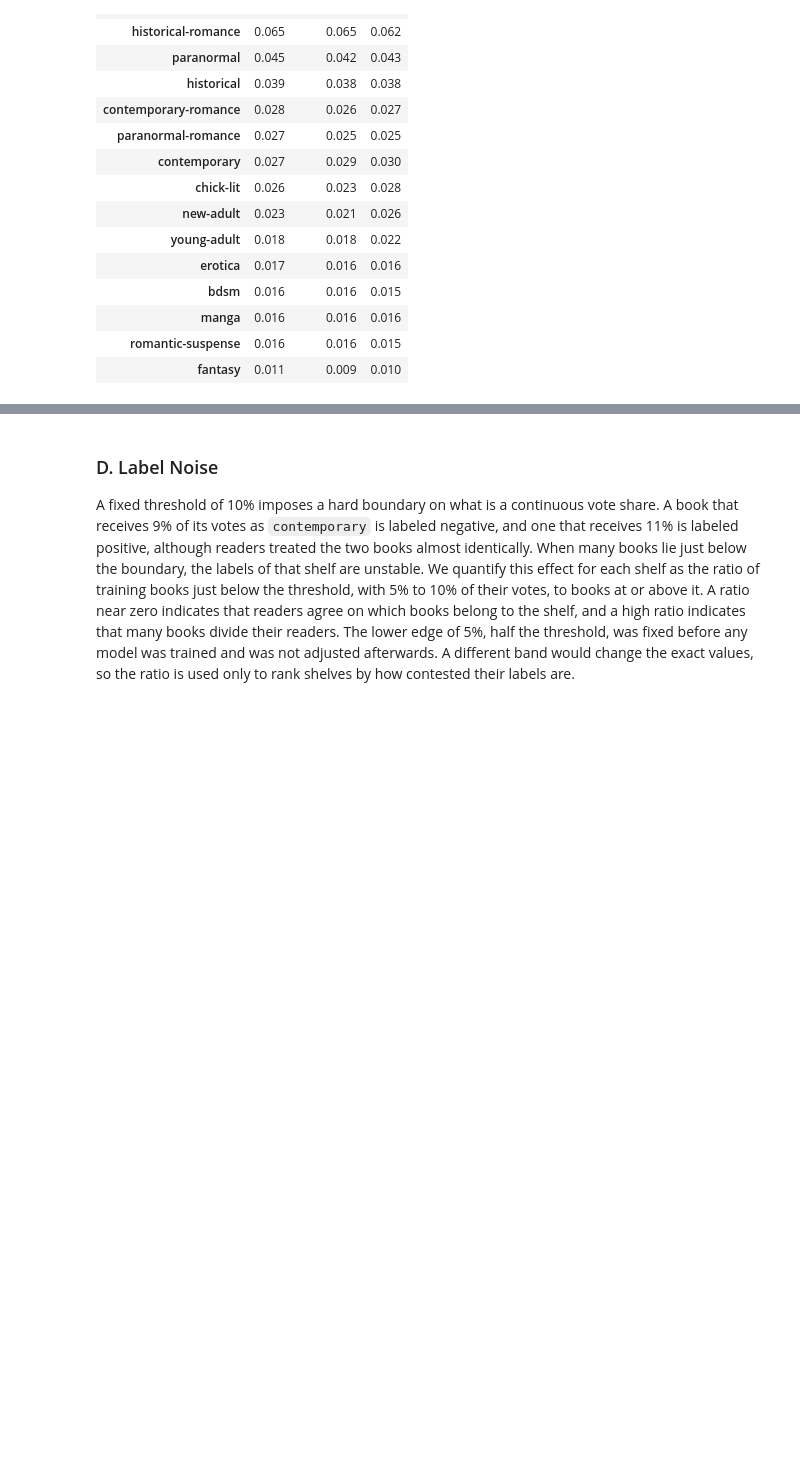
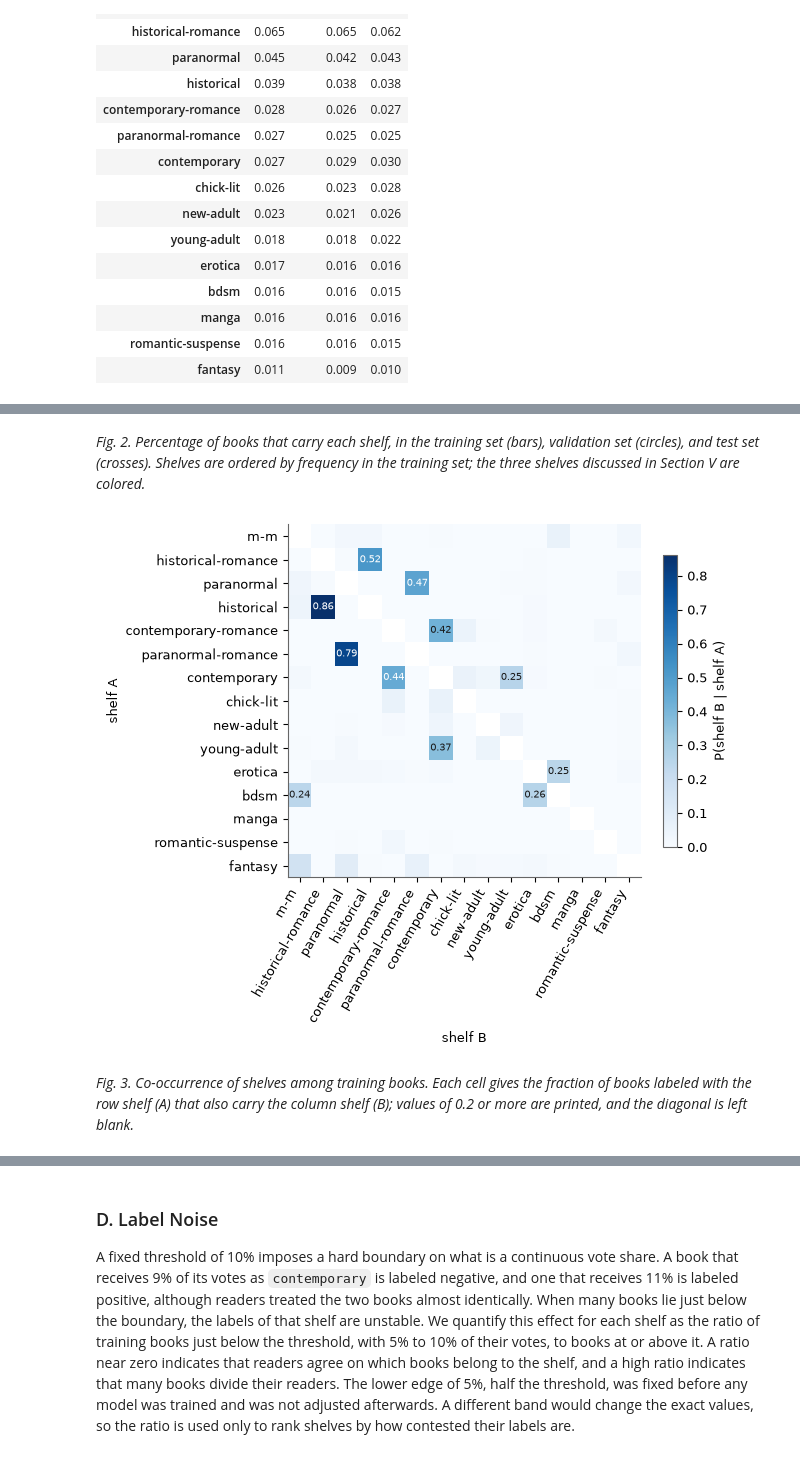
Before and after one commit to j1doan/recsys, a Jupyter notebook: code.ipynb, the cells around one changed output, grey strips where cells are left out. Cells and saved outputs as stored; diff of their text form; code cells hidden in the pictures; blank space fills up the shorter version.

```diff
--- a/code.ipynb
+++ b/code.ipynb
@@ -383 +430,22 @@ no label: 65.6% of books; negative book-shelf pairs: 97.1%
+# %% [markdown]
+*Fig. 2. Percentage of books that carry each shelf, in the training set (bars), validation set (circles), and test set (crosses). Shelves are ordered by frequency in the training set; the three shelves discussed in Section V are colored.*
+# %%
+co = Y[tr].T @ Y[tr]
+cond = co / np.diag(co)[:, None]
+np.fill_diagonal(cond, np.nan)  # diagonal is 1 by definition and would set the color scale
+fig, ax = plt.subplots(figsize=(6.5, 5.5))
+im = ax.imshow(cond, cmap='Blues', vmin=0)
+for i, j in zip(*np.nonzero(np.nan_to_num(cond) >= 0.2)):
+    ax.text(j, i, f'{cond[i, j]:.2f}', ha='center', va='center', fontsize=7,
+            color='white' if cond[i, j] > 0.5 * np.nanmax(cond) else '#191919')
+ax.set(xticks=range(K), yticks=range(K), xlabel='shelf B', ylabel='shelf A')
+ax.set_xticklabels(SHELVES, rotation=60, ha='right')
+ax.set_yticklabels(SHELVES)
+ax.grid(False)
+fig.colorbar(im, ax=ax, shrink=0.8, label='P(shelf B | shelf A)')
+save(3)
+# %% [output]
+[figure, added]
+# %% [markdown]
+*Fig. 3. Co-occurrence of shelves among training books. Each cell gives the fraction of books labeled with the row shelf (A) that also carry the column shelf (B); values of 0.2 or more are printed, and the diagonal is left blank.*
 # %% [markdown]
```
Also changed, not shown: parts of 40 cells of this notebook, 13 other files.
